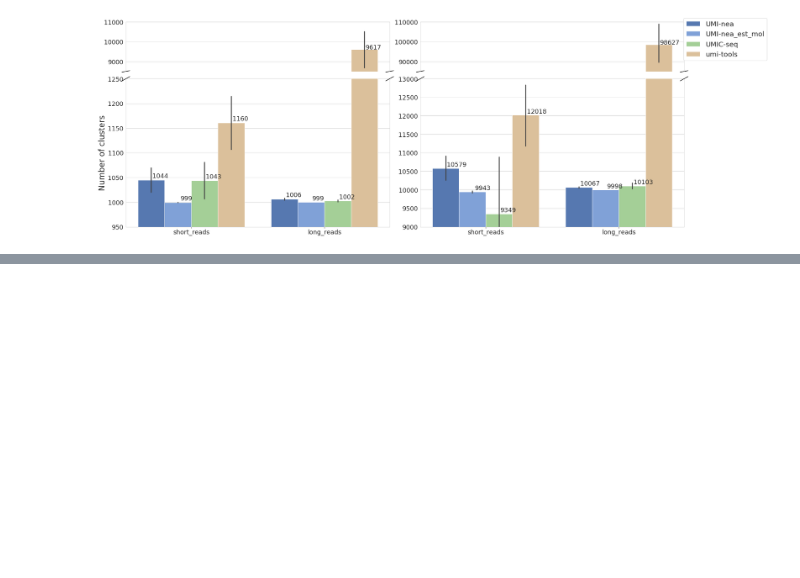
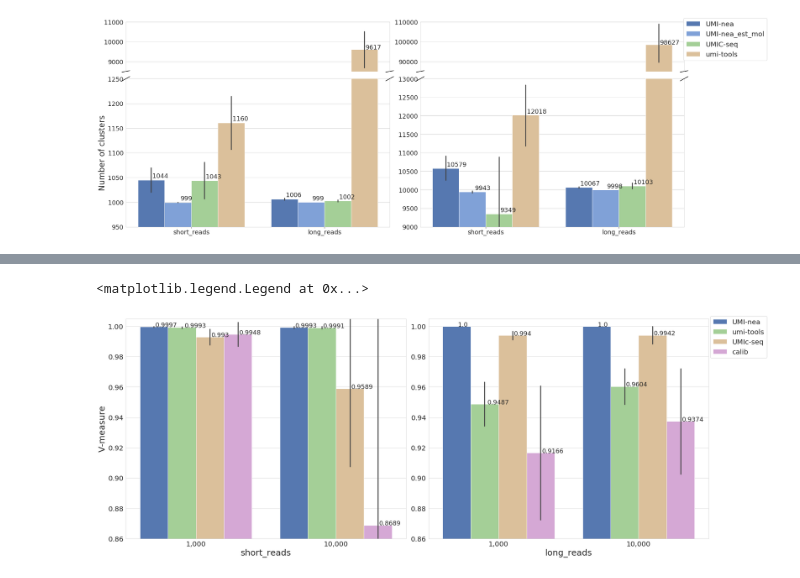
Before and after one commit to Qiaseq-research/UMI-nea, a Jupyter notebook: benchmark/plot_fig1.ipynb, the cells around one changed output, grey strips where cells are left out. Cells and saved outputs as stored; diff of their text form; code cells hidden in the pictures; blank space fills up the shorter version.

```diff
--- a/benchmark/plot_fig1.ipynb
+++ b/benchmark/plot_fig1.ipynb
@@ -87,10 +87,14 @@ infile = "/mnt/fdkbio11/zhangj/support/UMI-nea_paper/benchmark_oN100_20250516/pe
 df = pd.read_csv(infile,sep=",")
 read_types = {12:"short_reads", 18:"short_reads", 25:"long_reads", 50:"long_reads"}
 df["read_type"] = df["umi_len"].apply(lambda x: read_types[x])
+nf = {1000:"1,000",10000:"10,000"}
+df["num_founder"] = df["num_founder"].apply(lambda x: nf[x])
 df_b = df[["num_founder","read_type","tool","V-measure"]]
-df_b[(df_b["num_founder"]==10000) & (df_b["tool"]=="UMIC-seq")]
 
+tools_ord = ["UMI-nea","umi-tools","UMIc-seq","calib"]
 df_b_gp = df_b.groupby(["num_founder","read_type","tool"])["V-measure"].mean()
 df_b_gp = df_b_gp.reset_index()
+df_b_gp['tool'] = pd.Categorical(df_b_gp['tool'],categories=tools_ord,ordered=True)
 df_b_gp = df_b_gp.sort_values(by=["num_founder","read_type","tool"])
 df_b_gp = df_b_gp.round(4)
+df_b_gp
@@ -97 +119,39 @@ df_b_gp = df_b_gp.round(4)
+# %%
+bar_xcoord = [[-0.29,-0.08,0.11,0.31],[0.71,0.91,1.11,1.31]]
+bar_ycoord = [[y for y in df_b_gp.loc[(df_b_gp["num_founder"]=="1,000") & (df_b_gp["read_type"]=="short_reads"),"V-measure"].tolist()],
+             [y for y in df_b_gp.loc[(df_b_gp["num_founder"]=="10,000") & (df_b_gp["read_type"]=="short_reads"),"V-measure"].tolist()],
+             [y for y in df_b_gp.loc[(df_b_gp["num_founder"]=="1,000") & (df_b_gp["read_type"]=="long_reads"),"V-measure"].tolist()],
+             [y for y in df_b_gp.loc[(df_b_gp["num_founder"]=="10,000") & (df_b_gp["read_type"]=="long_reads"),"V-measure"].tolist()]]
+
+colors = sns.color_palette(["#4775BF","#9FD88E","#E6C290","#DDA0DD"])
+rtypes = ["short_reads","long_reads"]
+fig, axes = plt.subplots(1,2, figsize = (25,10), frameon=True)
+sns.set_style('whitegrid')
+for i in range(len(rtypes)):
+    rt = rtypes[i]
+    df1 = df_b[df_b["read_type"]==rt]
+    sns.barplot(ax=axes[i],data=df1, x="num_founder", y="V-measure",
+                hue="tool",hue_order=tools_ord,
+                ci="sd", palette=colors)
+    for j in range(len(bar_xcoord)):
+        for k in range(len(bar_xcoord[j])):
+            x_loc = bar_xcoord[j][k]
+            y_loc = bar_ycoord[i*2+j][k]
+            t = str(bar_ycoord[i*2+j][k])
+            axes[i].text(x_loc, y_loc, t, fontsize=18)
+    if i < len(fs)-1:
+        lines, labels = axes[i].get_legend_handles_labels()
+    if i > 0:
+        axes[i].set_ylabel("")
+    else:
+        axes[i].set_ylabel("V-measure", fontsize=25)
+    axes[i].get_legend().remove()
+    axes[i].set(ylim=(0.86,1.005))
+    axes[i].set_xlabel(rt,fontsize=25)
+    axes[i].tick_params(axis='both', which='major', labelsize=20)
+fig.tight_layout()
+fig.legend(lines, labels, loc='upper right', bbox_to_anchor=(1.09,1), fontsize=20)
+# %% [output]
+<matplotlib.legend.Legend at 0x...>
+[figure, added]
 # %%
```
Also changed, not shown: parts of 3 cells of this notebook, 6 other files.
